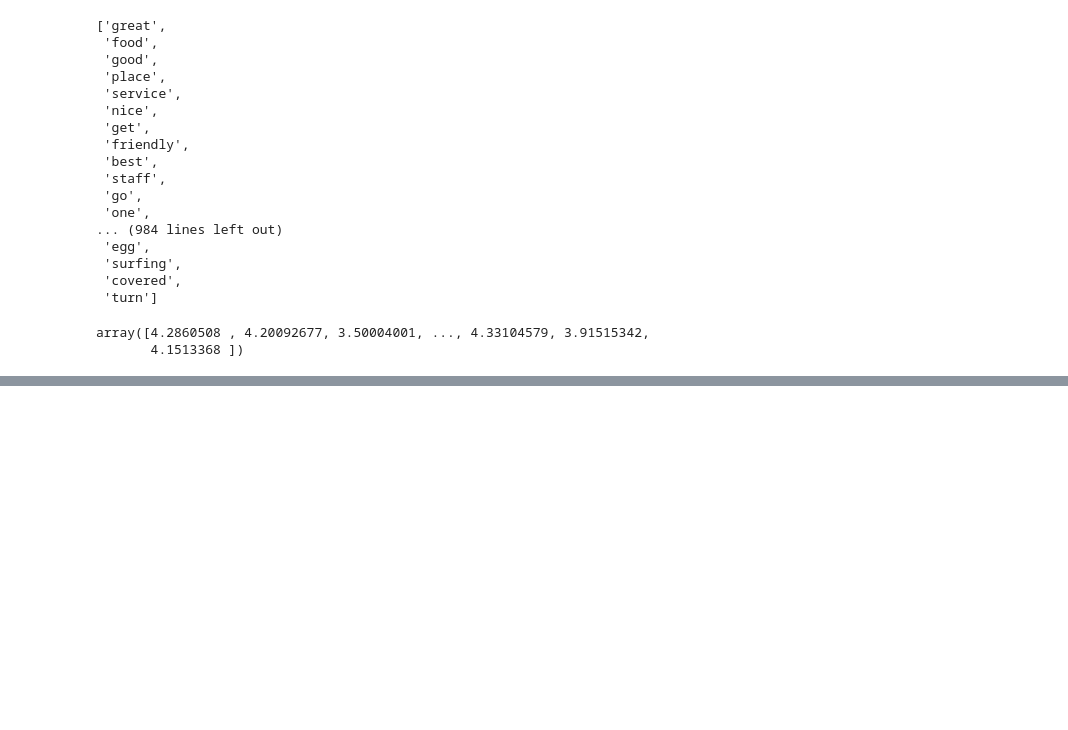
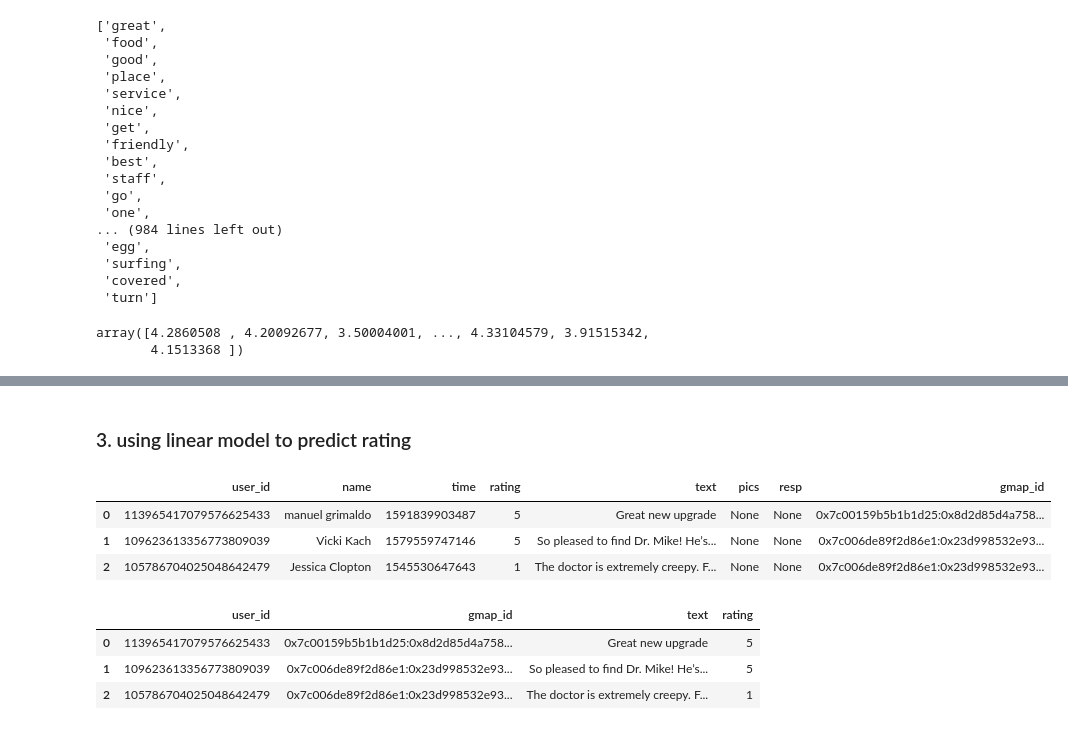
Before and after one commit to SamuelKao/HawaiiGoogleReview, a Jupyter notebook: assignment2.ipynb, the cells around one changed output, grey strips where cells are left out. Saved outputs shown, nothing was run; the diff lists cells and outputs as text; code cells hidden in the pictures; blank space fills up the shorter version.

Commit message:
linear model and word2vec

```diff
--- a/assignment2.ipynb
+++ b/assignment2.ipynb
@@ -346,0 +350,21 @@ array(['positive', 'positive', 'neutral', ..., 'positive', 'positive',
+# %% [markdown]
+### 3. using linear model to predict rating
+# %%
+from sklearn.feature_extraction.text import CountVectorizer
+from sklearn.linear_model import LinearRegression
+from sklearn.metrics import mean_squared_error
+from sklearn.model_selection import train_test_split
+
+review_Hawaii_clean_eng.head(3)
+# %% [output]
+|  | user_id | name | time | rating | text | pics | resp | gmap_id |
+| 0 | 113965417079576625433 | manuel grimaldo | 1591839903487 | 5 | Great new upgrade | None | None | 0x7c00159b5b1b1d25:0x8d2d85d4a758... |
+| 1 | 109623613356773809039 | Vicki Kach | 1579559747146 | 5 | So pleased to find Dr. Mike! He’s... | None | None | 0x7c006de89f2d86e1:0x23d998532e93... |
+| 2 | 105786704025048642479 | Jessica Clopton | 1545530647643 | 1 | The doctor is extremely creepy. F... | None | None | 0x7c006de89f2d86e1:0x23d998532e93... |
+# %%
+review_Hawaii_feature.head(3)
+# %% [output]
+|  | user_id | gmap_id | text | rating |
+| 0 | 113965417079576625433 | 0x7c00159b5b1b1d25:0x8d2d85d4a758... | Great new upgrade | 5 |
+| 1 | 109623613356773809039 | 0x7c006de89f2d86e1:0x23d998532e93... | So pleased to find Dr. Mike! He’s... | 5 |
+| 2 | 105786704025048642479 | 0x7c006de89f2d86e1:0x23d998532e93... | The doctor is extremely creepy. F... | 1 |
```
Also changed, not shown: parts of 14 cells of this notebook, 1 other file.
